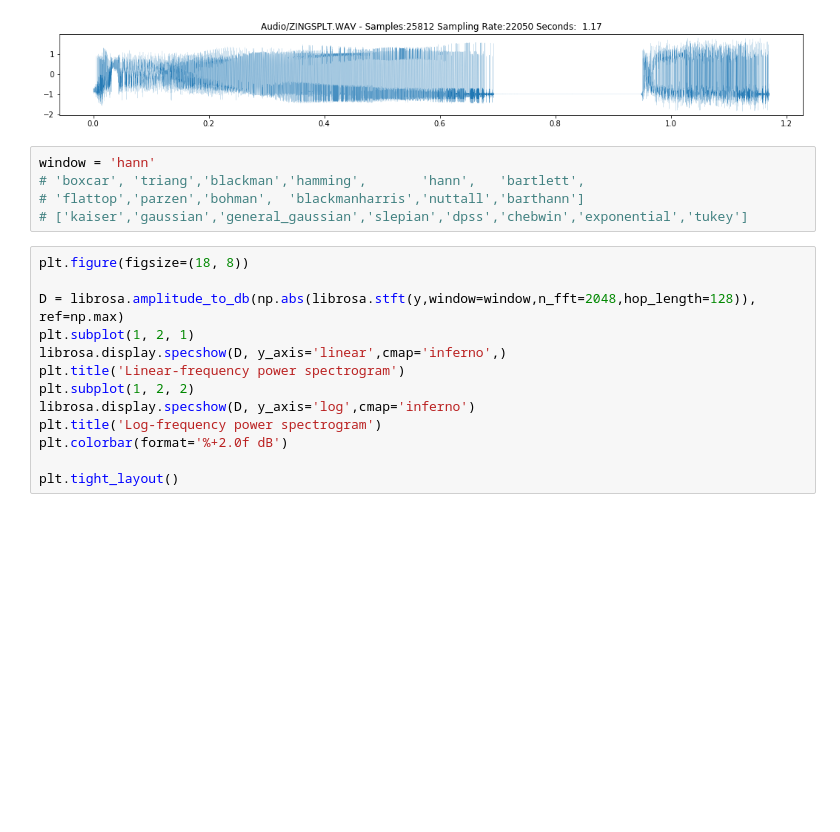
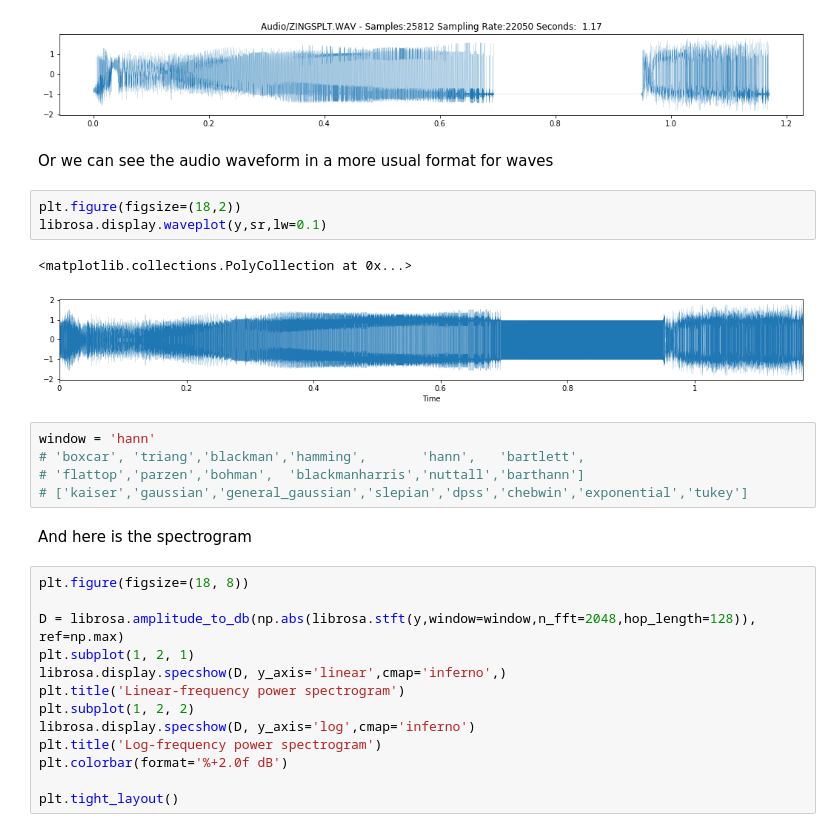
Before and after one commit to mallibus/Spectrograms-intro, a Jupyter notebook: Spectrogram.ipynb, the cells around one changed output. Cells and saved outputs as stored; diff of their text form; blank space fills up the shorter version.

```diff
--- a/Spectrogram.ipynb
+++ b/Spectrogram.ipynb
@@ -43,11 +61,21 @@ plt.title(f'{file} - {info}')
 plt.plot(x,y,lw=0.1);
 # %% [output]
 [figure]
+# %% [markdown]
+Or we can see the audio waveform in a more usual format for waves
+# %%
+plt.figure(figsize=(18,2))
+librosa.display.waveplot(y,sr,lw=0.1)
+# %% [output]
+<matplotlib.collections.PolyCollection at 0x...>
+[figure, added]
 # %%
 window = 'hann'
 # 'boxcar', 'triang','blackman','hamming',       'hann',   'bartlett',
 # 'flattop','parzen','bohman',  'blackmanharris','nuttall','barthann']
 # ['kaiser','gaussian','general_gaussian','slepian','dpss','chebwin','exponential','tukey']
+# %% [markdown]
+And here is the spectrogram
 # %%
 plt.figure(figsize=(18, 8))
 
```
Also changed, not shown: parts of 4 cells of this notebook, 2 other files.
